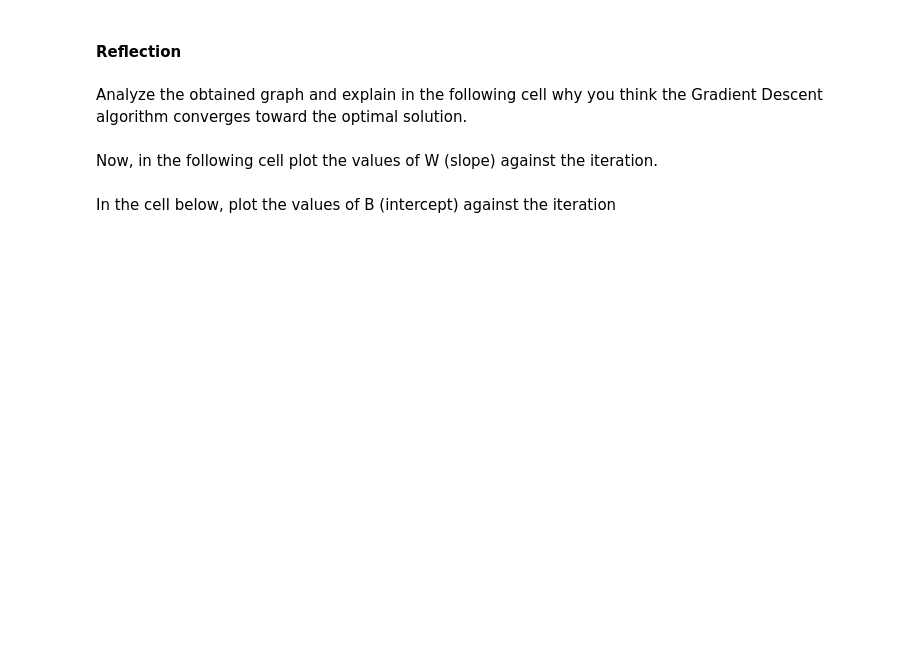
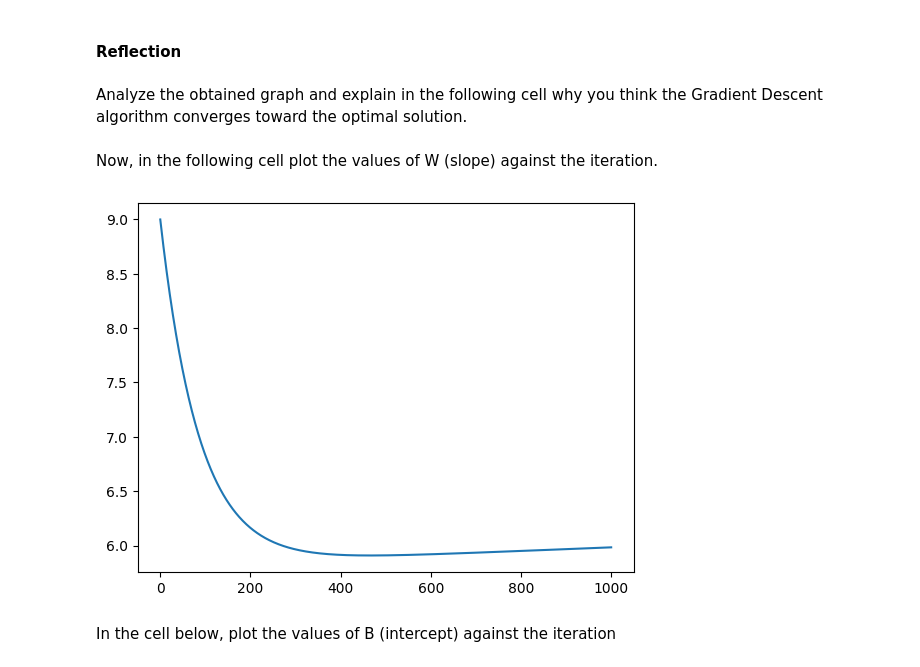
Before and after one commit to MaksBurchard240894/HFG7, a Jupyter notebook: Block B/PricePred_temp.ipynb, the cells around one changed output. Cells and saved outputs as stored; diff of their text form; code cells hidden in the pictures; blank space fills up the shorter version.

```diff
--- a/Block B/PricePred_temp.ipynb
+++ b/Block B/PricePred_temp.ipynb
@@ -137,12 +137,12 @@ def grad_descent_step(X, Y, w, b, alf):
 
     # Put your code here (1 line of code)
     # Number of the observations
-    m = None
+    m = X.shape[0]
 
     # Put your code here (2 lines of code)
     # Initilize both sum_w and sum_b as zero
-    sum_w = None
-    sum_b = None
+    sum_w = 0
+    sum_b = 0
 
     # A for loop to compute the sums appear in the update rule
     for i in range(m):
@@ -151,17 +151,17 @@ def grad_descent_step(X, Y, w, b, alf):
 
         # Put your code here (1 line of code)
         # Use your LR_model to compute a prediction with x, w, b
-        y_pred = None
+        y_pred = LR_model(x, w, b)
 
         # Put your code here (2 lines of code)
         # Compute the sums appear in the update rule
-        sum_w = None
-        sum_b = None
+        sum_w = np.dot(X.T, (y_pred - Y)) / m
+        sum_b = np.sum(y_pred - Y) / m
 
     # Put your codes here (2 lines of code)
     # Implement the update rule for the gradien descent
-    w_new = None
-    b_new = None
+    w_new = w - alf * sum_w
+    b_new = b - alf * sum_b
 
     return w_new, b_new
 # %% [markdown]
@@ -179,19 +181,19 @@ Now, it is time to implement the Gradient Descent algorithm using your already d
 # %%
 # Put your code here (1 line of code)
 # Choose an initial value for w
-w_init = None
+w_init = 9
 
 # Put your code here (1 line of code)
 # Choose an initial value for b
-b_init = None
+b_init = 5
 
 # Put your code here (1 line of code)
 # Choose the learning rate
-alf = None
+alf = 0.01
 
 # Put your code here (1 line of code)
 # Choose the number of iterations
-N = None
+N = 1000
 
 # Save the values for w, b, and Cost
 W = np.zeros(N + 1)
@@ -204,24 +206,24 @@ B[0] = b_init
 
 # Put your code here (1 line of code)
 # Save the cost for w_init and b_init using cost function
-C[0] = None
+C[0] = cost(X, Y, w_init, b_init)
 
 # A loop to iteratively apply the update rule
 for n in range(N):
 
     # Put your code here (1 line of code)
     # Use grad_descent_step function to find new values for w, b
-    w_new, b_new = None
+    w_new, b_new = grad_descent_step(X, Y, W[n], B[n], alf)
 
     # Put your code here (2 lines of code)
     # Save the new values for w and b
-    W[n+1] = None
-    B[n+1] = None
+    W[n+1] = w_new
+    B[n+1] = b_new
 
     # Put your code here (1 line of code)
     # Save the cost value for compute new values of w and b
     # Use the cost function you have already implemented
-    C[n+1] = None
+    C[n+1] = cost(X, Y, w_new, b_new)
 # %% [markdown]
 Illustrate the cost function values against the algorithm's iterations. You have already stored these values in C. Now, plot them against the number of iterations.
 # %%
@@ -240,9 +245,11 @@ Now, in the following cell plot the values of W (slope) against the iteration.
 # %%
 # Put your code here (1 line of code)
 # Plot the saved values of W against the iteration.
-None
+plt.plot(range(N+1), W)
 
 plt.show()
+# %% [output]
+[figure, added]
 # %% [markdown]
 In the cell below, plot the values of B (intercept) against the iteration
 # %%
```
Also changed, not shown: parts of 9 cells of this notebook, 2 other files.
